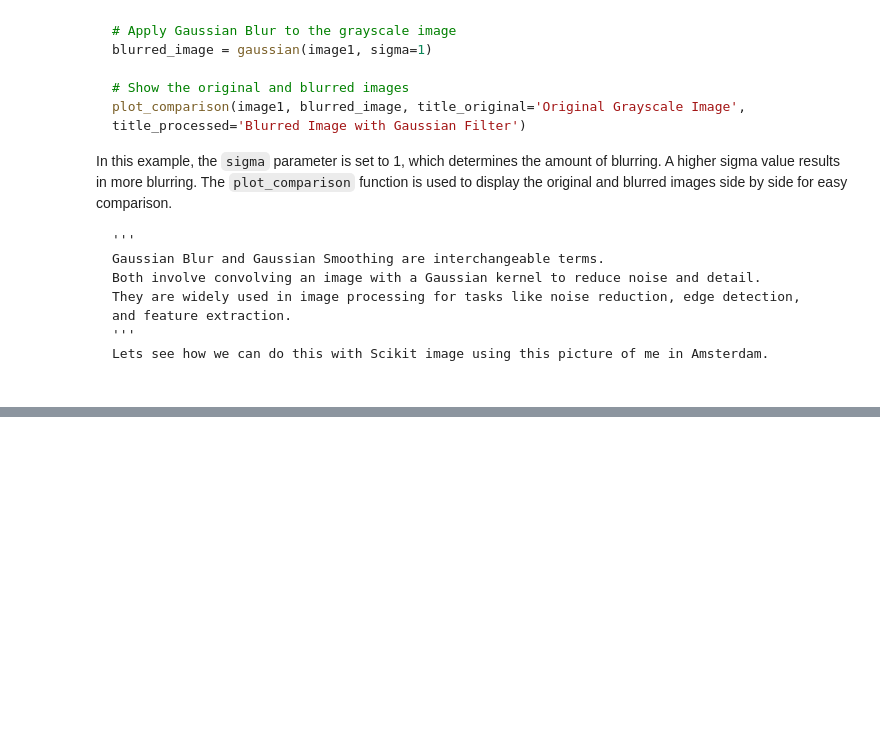
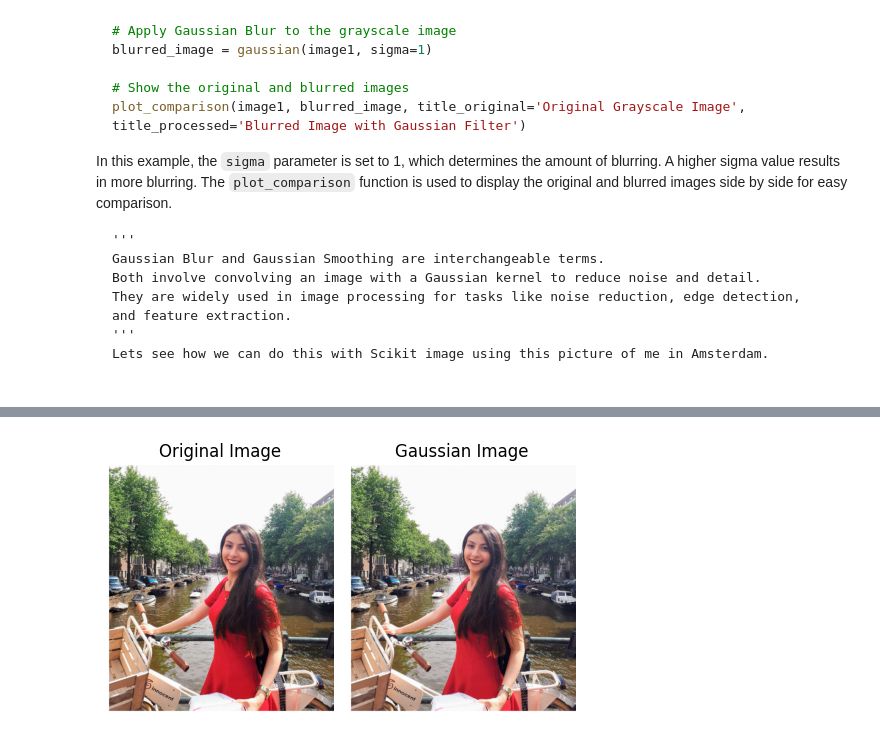
Before and after one commit to SupravoCoder/Image-pre-processing-with-Supravo, a Jupyter notebook: imagepreprocessing.ipynb, the cells around one changed output, grey strips where cells are left out. Saved outputs shown, nothing was run; the diff lists cells and outputs as text; code cells hidden in the pictures; blank space fills up the shorter version.

```diff
--- a/imagepreprocessing.ipynb
+++ b/imagepreprocessing.ipynb
@@ -425,0 +400,31 @@ show_image(image, 'Original Image')
+# %%
+#gaussian blur filter
+from skimage.filters import gaussian
+import matplotlib.pyplot as plt
+
+def plot_comparison(original, processed, title_original='Original Image', title_processed='Processed Image'):
+    fig, axes = plt.subplots(1, 2, figsize=(5, 3)) ## size of the images in the comparison plot
+    ax = axes.ravel() # ravel() returns a contiguous flattened array
+
+    ax[0].imshow(original, cmap='gray')
+    ax[0].set_title(title_original)
+    ax[0].axis('off')
+
+    ax[1].imshow(processed, cmap='gray')
+    ax[1].set_title(title_processed)
+    ax[1].axis('off')
+
+    plt.tight_layout() # automatically adjust subplot parameters to give specified padding
+    plt.show() # display the images
+
+#load image
+image = plt.imread('Screenshot 2024-10-03 225651.png')
+
+#apply the gaussian filter
+gaussian_image = gaussian(image, sigma=0.35) # sigma is the standard deviation of the Gaussian kernel and
+#controls the amount of smoothing applied to the image
+
+#plot comparison
+plot_comparison(image, gaussian_image, title_original='Original Image', title_processed='Gaussian Image')
+# %% [output]
+[figure, added]
```
Also changed, not shown: parts of 2 cells of this notebook, 1 other file.
